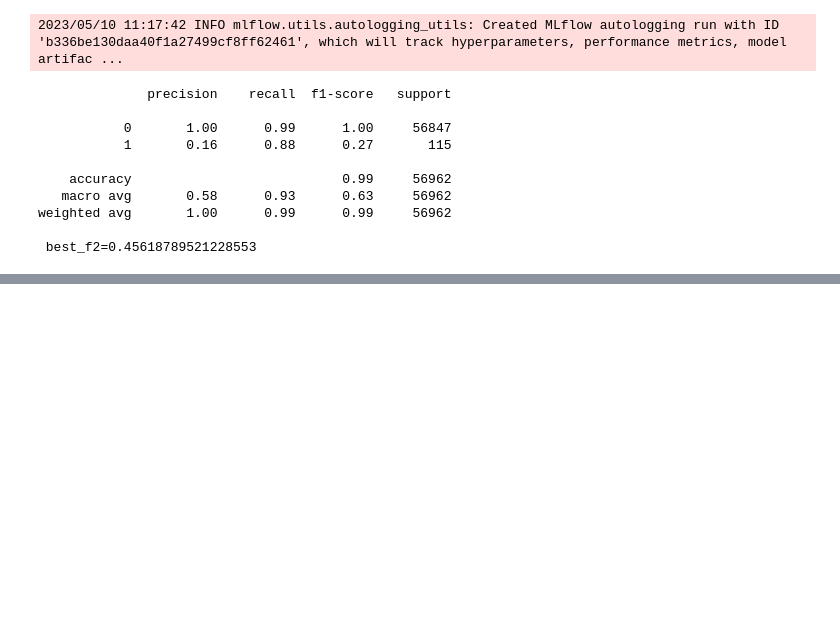
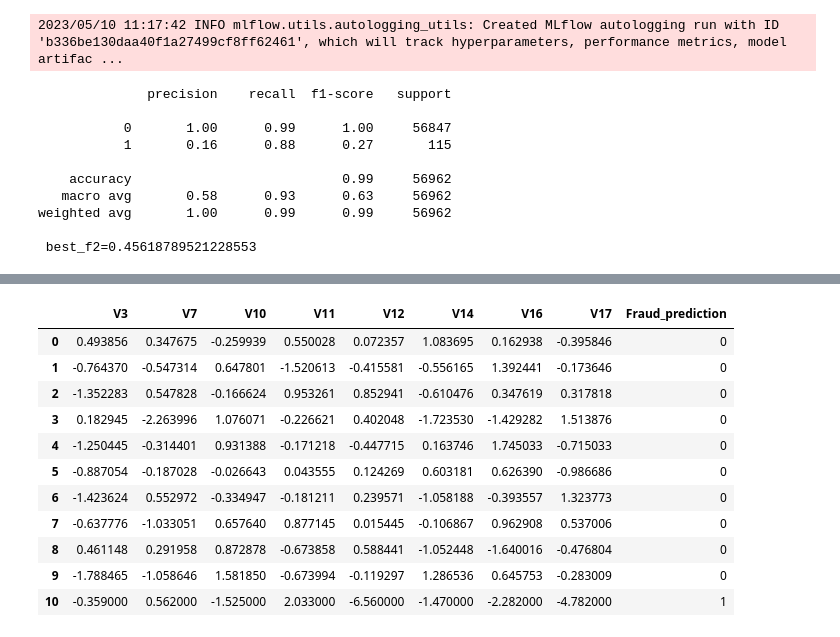
Before and after one commit to Tommy-McDonagh/Credit-Fraud, a Jupyter notebook: main.ipynb, the cells around one changed output, grey strips where cells are left out. Saved outputs shown, nothing was run; the diff lists cells and outputs as text; code cells hidden in the pictures; blank space fills up the shorter version.

Commit message:
Loaded in registered model and tested it on simulated data

```diff
--- a/main.ipynb
+++ b/main.ipynb
@@ -575,0 +580,17 @@ weighted avg       1.00      0.99      0.99     56962
+# %%
+registered_model = mlflow.pyfunc.load_model(model_uri='models:/Transaction_fraud_random_forest_classifier/1')
+# %%
+new_data = {
+    'V3': [0.493856, -0.764370, -1.352283, 0.182945, -1.250445, -0.887054, -1.423624, -0.637776, 0.461148, -1.788465, -0.359],
+    'V7': [0.347675, -0.547314, 0.547828, -2.263996, -0.314401, -0.187028, 0.552972, -1.033051, 0.291958, -1.058646, 0.562],
+    'V10': [-0.259939, 0.647801, -0.166624, 1.076071, 0.931388, -0.026643, -0.334947, 0.657640, 0.872878, 1.581850, -1.525],
+    'V11': [0.550028, -1.520613, 0.953261, -0.226621, -0.171218, 0.043555, -0.181211, 0.877145, -0.673858, -0.673994, 2.033],
+    'V12': [0.072357, -0.415581, 0.852941, 0.402048, -0.447715, 0.124269, 0.239571, 0.015445, 0.588441, -0.119297, -6.560],
+    'V14': [1.083695, -0.556165, -0.610476, -1.723530, 0.163746, 0.603181, -1.058188, -0.106867, -1.052448, 1.286536, -1.470],
+    'V16': [0.162938, 1.392441, 0.347619, -1.429282, 1.745033, 0.626390, -0.393557, 0.962908, -1.640016, 0.645753, -2.282],
+    'V17': [-0.395846, -0.173646, 0.317818, 1.513876, -0.715033, -0.986686, 1.323773, 0.537006, -0.476804, -0.283009, -4.782]
+}
+
+
+new_df = pd.DataFrame(new_data)
+new_df
@@ -575,0 +610,16 @@ weighted avg       1.00      0.99      0.99     56962
+# %%
+new_df['Fraud_prediction'] = registered_model.predict(new_df)
+new_df
+# %% [output]
+|  | V3 | V7 | V10 | V11 | V12 | V14 | V16 | V17 | Fraud_prediction |
+| 0 | 0.493856 | 0.347675 | -0.259939 | 0.550028 | 0.072357 | 1.083695 | 0.162938 | -0.395846 | 0 |
+| 1 | -0.764370 | -0.547314 | 0.647801 | -1.520613 | -0.415581 | -0.556165 | 1.392441 | -0.173646 | 0 |
+| 2 | -1.352283 | 0.547828 | -0.166624 | 0.953261 | 0.852941 | -0.610476 | 0.347619 | 0.317818 | 0 |
+| 3 | 0.182945 | -2.263996 | 1.076071 | -0.226621 | 0.402048 | -1.723530 | -1.429282 | 1.513876 | 0 |
+| 4 | -1.250445 | -0.314401 | 0.931388 | -0.171218 | -0.447715 | 0.163746 | 1.745033 | -0.715033 | 0 |
+| 5 | -0.887054 | -0.187028 | -0.026643 | 0.043555 | 0.124269 | 0.603181 | 0.626390 | -0.986686 | 0 |
+| 6 | -1.423624 | 0.552972 | -0.334947 | -0.181211 | 0.239571 | -1.058188 | -0.393557 | 1.323773 | 0 |
+| 7 | -0.637776 | -1.033051 | 0.657640 | 0.877145 | 0.015445 | -0.106867 | 0.962908 | 0.537006 | 0 |
+| 8 | 0.461148 | 0.291958 | 0.872878 | -0.673858 | 0.588441 | -1.052448 | -1.640016 | -0.476804 | 0 |
+| 9 | -1.788465 | -1.058646 | 1.581850 | -0.673994 | -0.119297 | 1.286536 | 0.645753 | -0.283009 | 0 |
+| 10 | -0.359000 | 0.562000 | -1.525000 | 2.033000 | -6.560000 | -1.470000 | -2.282000 | -4.782000 | 1 |
```
Also changed, not shown: parts of 2 cells of this notebook.
